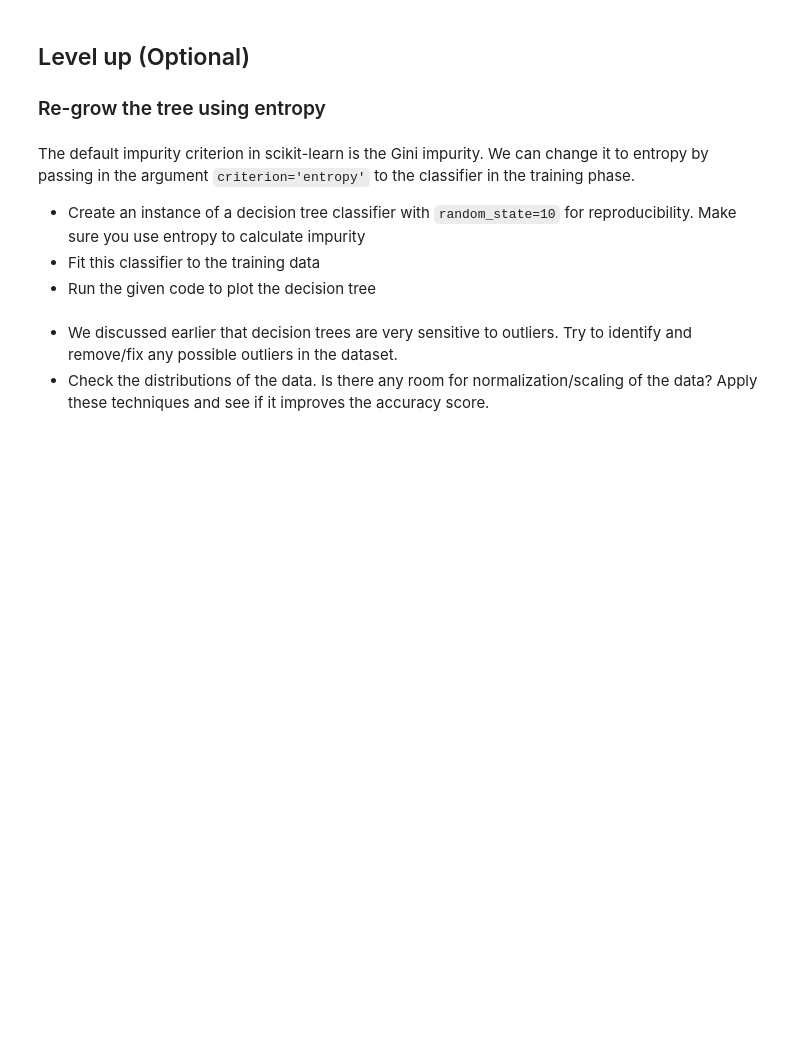
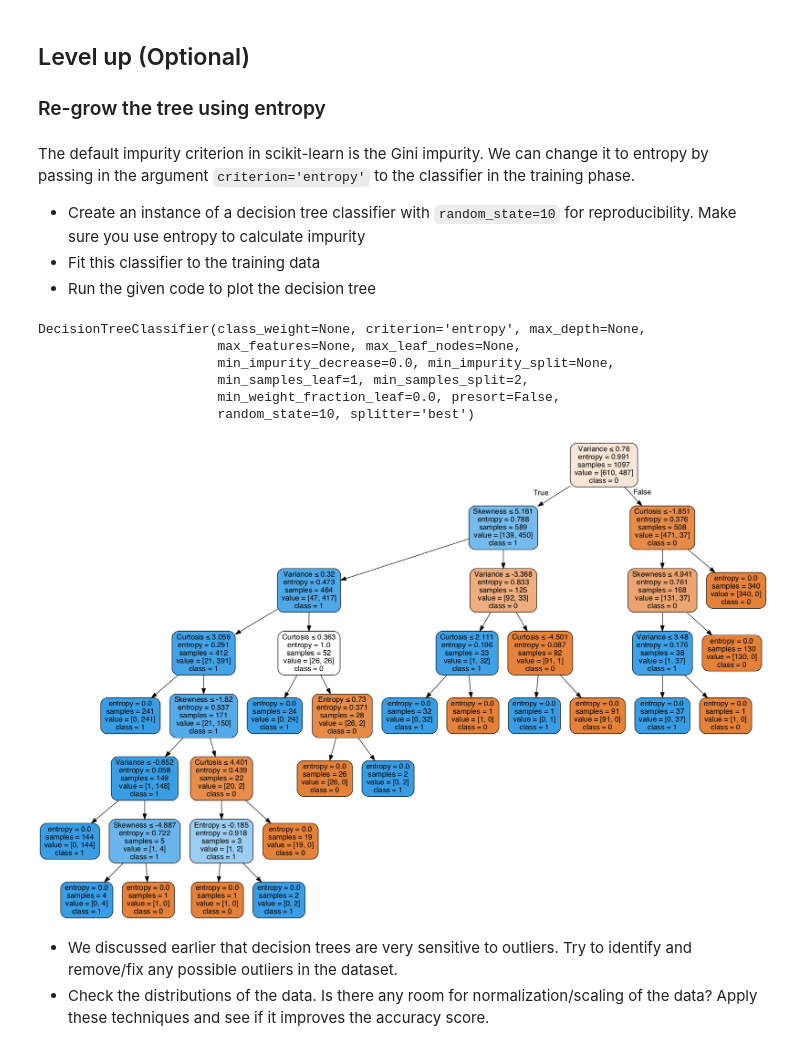
Before and after one commit to learn-co-curriculum/dsc-decision-trees-lab, a Jupyter notebook: index.ipynb, the cells around one changed output. Drawn from its saved outputs; the diff is of its cells as text; code cells hidden in the pictures; blank space fills up the shorter version.

Commit message:
add solution cells

```diff
--- a/index.ipynb
+++ b/index.ipynb
@@ -76,2 +110,7 @@ Now we need to create our feature set `X` and labels `y`:
+# %%
+# __SOLUTION__
+# Create features and labels
+X = dataset.drop('Class', axis=1)
+y = dataset['Class']
 # %%
 # Perform an 80/20 split
@@ -80,3 +117,7 @@ Now we need to create our feature set `X` and labels `y`:
+# %%
+# __SOLUTION__
+# Perform an 80/20 split
+X_train, X_test, y_train, y_test = train_test_split(X, y, test_size=0.20, random_state=10)
 # %% [markdown]
 ## Step 4: Train the classifier and make predictions
 - Create an instance of a decision tree classifier with `random_state=10` for reproducibility
@@ -88,0 +128,5 @@ Now we need to create our feature set `X` and labels `y`:
+# %%
+# __SOLUTION__
+# Train a DT classifier
+classifier = DecisionTreeClassifier(random_state=10)
+classifier.fit(X_train, y_train)
@@ -123,6 +203,18 @@ The default impurity criterion in scikit-learn is the Gini impurity. We can chan
 # %%
 # Instantiate and fit a DecisionTreeClassifier
 classifier_2 = None
+# %%
+# __SOLUTION__
+# Instantiate and fit a DecisionTreeClassifier
+classifier_2 = DecisionTreeClassifier(random_state=10, criterion='entropy')
+classifier_2.fit(X_train, y_train)
+# %% [output]
+DecisionTreeClassifier(class_weight=None, criterion='entropy', max_depth=None,
+                       max_features=None, max_leaf_nodes=None,
+                       min_impurity_decrease=0.0, min_impurity_split=None,
+                       min_samples_leaf=1, min_samples_split=2,
+                       min_weight_fraction_leaf=0.0, presort=False,
+                       random_state=10, splitter='best')
 # %%
 # Create DOT data
 dot_data = export_graphviz(classifier_2, out_file=None,
@@ -135,6 +227,21 @@ graph = graph_from_dot_data(dot_data)
 
 # Show graph
 Image(graph.create_png())
+# %%
+# __SOLUTION__
+# Create DOT data
+dot_data = export_graphviz(classifier_2, out_file=None,
+                           feature_names=X_train.columns,
+                           class_names=np.unique(y).astype('str'),
+                           filled=True, rounded=True, special_characters=True)
+
+# Draw graph
+graph = graph_from_dot_data(dot_data)
+
+# Show graph
+Image(graph.create_png())
+# %% [output]
+[figure, added]
 # %% [markdown]
 - We discussed earlier that decision trees are very sensitive to outliers. Try to identify and remove/fix any possible outliers in the dataset.
 - Check the distributions of the data. Is there any room for normalization/scaling of the data? Apply these techniques and see if it improves the accuracy score.
```
Also changed, not shown: parts of 17 cells of this notebook.
